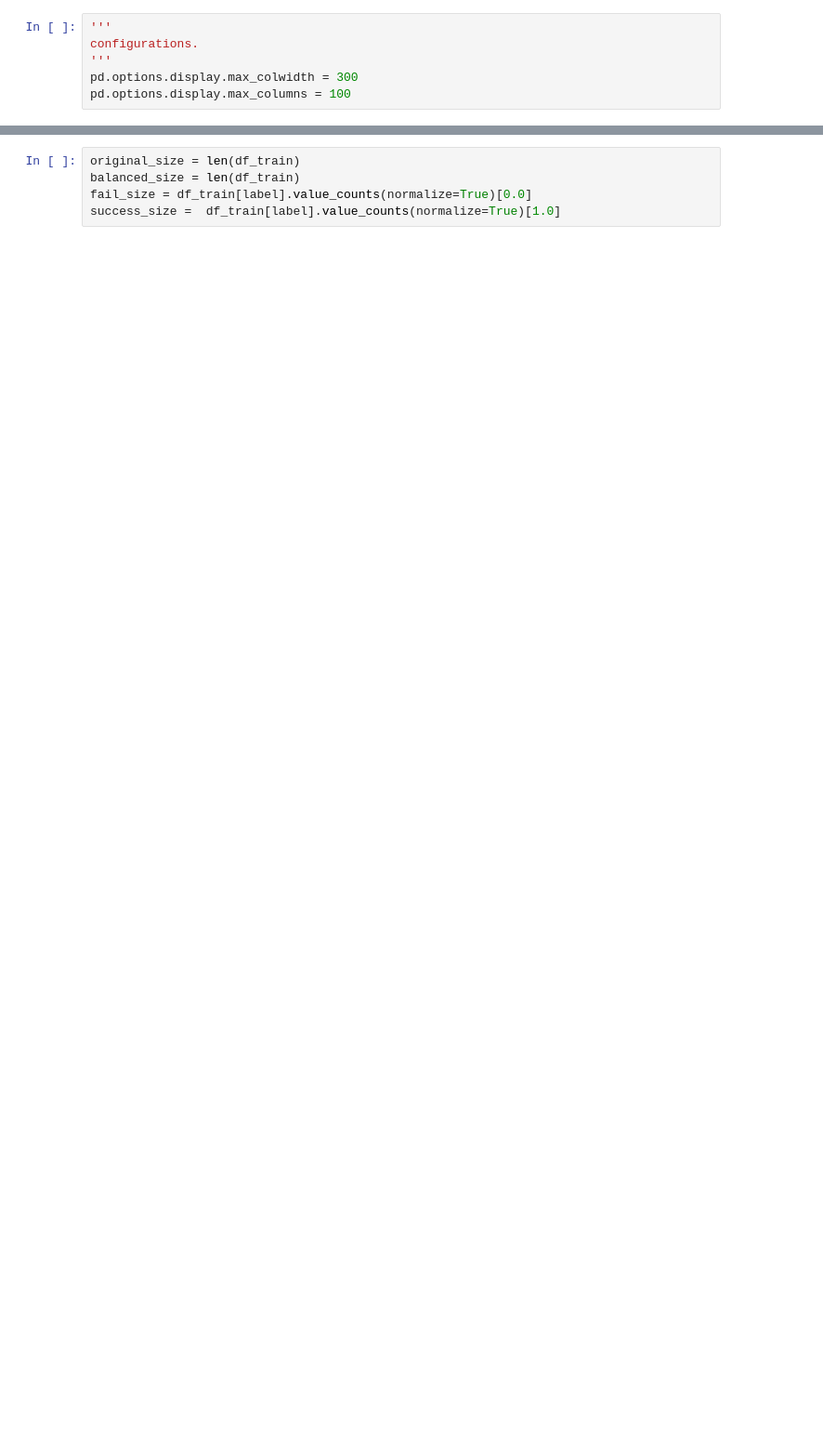
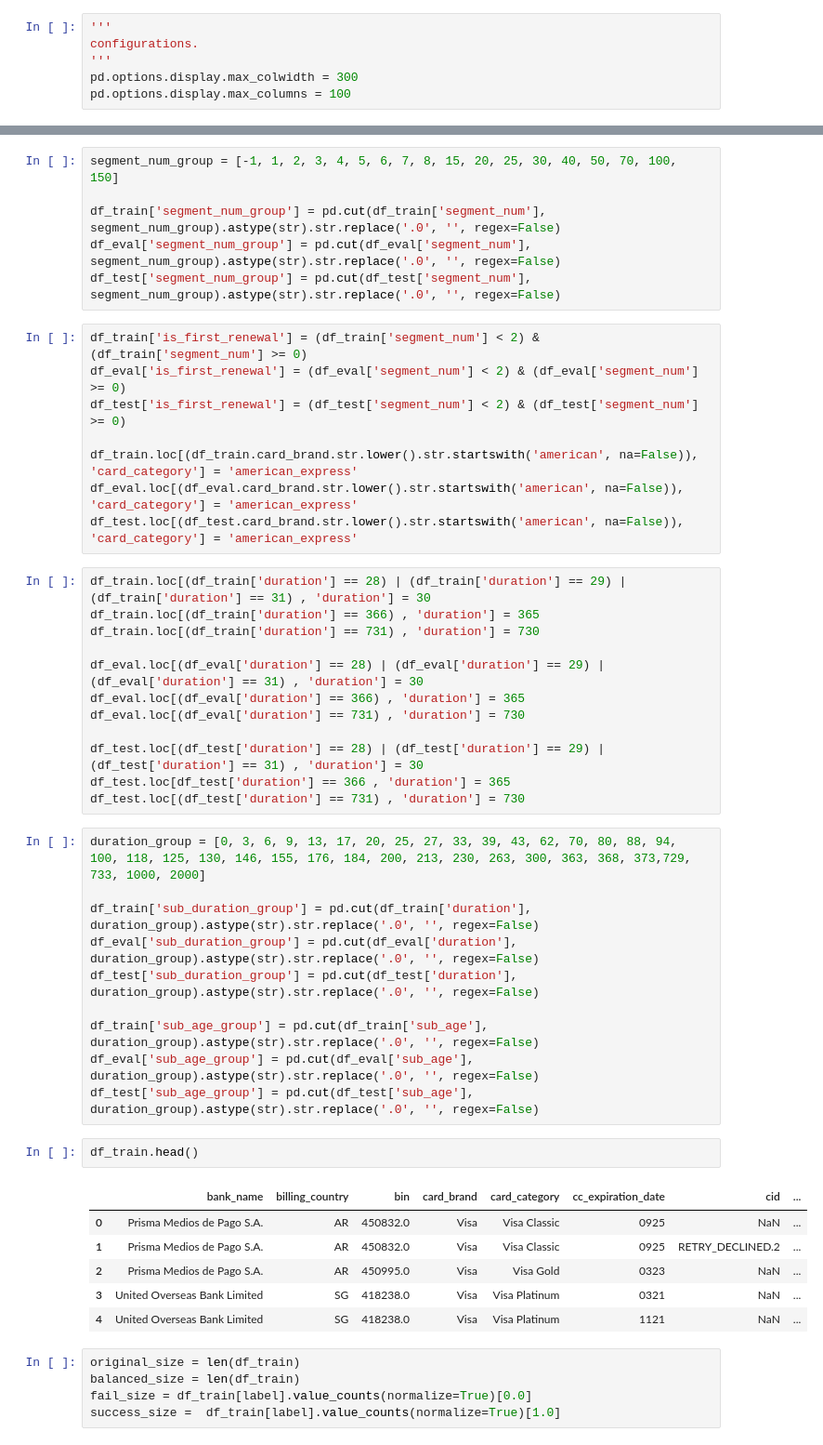
Before and after one commit to songyunlu/ml_training_tool, a Jupyter notebook: tod_training_tool.ipynb, the cells around one changed output, grey strips where cells are left out. Shown at 93% size. Cells and saved outputs as stored; diff of their text form; blank space fills up the shorter version.

```diff
--- a/tod_training_tool.ipynb
+++ b/tod_training_tool.ipynb
@@ -232,3 +581,48 @@ df_test = df_test[~(df_test['cc_expiration_date'] == 'nan')]
+# %%
+segment_num_group = [-1, 1, 2, 3, 4, 5, 6, 7, 8, 15, 20, 25, 30, 40, 50, 70, 100, 150]
+
+df_train['segment_num_group'] = pd.cut(df_train['segment_num'], segment_num_group).astype(str).str.replace('.0', '', regex=False)
+df_eval['segment_num_group'] = pd.cut(df_eval['segment_num'], segment_num_group).astype(str).str.replace('.0', '', regex=False)
+df_test['segment_num_group'] = pd.cut(df_test['segment_num'], segment_num_group).astype(str).str.replace('.0', '', regex=False)
+# %%
+df_train['is_first_renewal'] = (df_train['segment_num'] < 2) & (df_train['segment_num'] >= 0)
+df_eval['is_first_renewal'] = (df_eval['segment_num'] < 2) & (df_eval['segment_num'] >= 0)
+df_test['is_first_renewal'] = (df_test['segment_num'] < 2) & (df_test['segment_num'] >= 0)
+
+df_train.loc[(df_train.card_brand.str.lower().str.startswith('american', na=False)), 'card_category'] = 'american_express'
+df_eval.loc[(df_eval.card_brand.str.lower().str.startswith('american', na=False)), 'card_category'] = 'american_express'
+df_test.loc[(df_test.card_brand.str.lower().str.startswith('american', na=False)), 'card_category'] = 'american_express'
+# %%
+df_train.loc[(df_train['duration'] == 28) | (df_train['duration'] == 29) | (df_train['duration'] == 31) , 'duration'] = 30
+df_train.loc[(df_train['duration'] == 366) , 'duration'] = 365
+df_train.loc[(df_train['duration'] == 731) , 'duration'] = 730
+
+df_eval.loc[(df_eval['duration'] == 28) | (df_eval['duration'] == 29) | (df_eval['duration'] == 31) , 'duration'] = 30
+df_eval.loc[(df_eval['duration'] == 366) , 'duration'] = 365
+df_eval.loc[(df_eval['duration'] == 731) , 'duration'] = 730
+
+df_test.loc[(df_test['duration'] == 28) | (df_test['duration'] == 29) | (df_test['duration'] == 31) , 'duration'] = 30
+df_test.loc[df_test['duration'] == 366 , 'duration'] = 365
+df_test.loc[(df_test['duration'] == 731) , 'duration'] = 730
+# %%
+duration_group = [0, 3, 6, 9, 13, 17, 20, 25, 27, 33, 39, 43, 62, 70, 80, 88, 94, 100, 118, 125, 130, 146, 155, 176, 184, 200, 213, 230, 263, 300, 363, 368, 373,729, 733, 1000, 2000]
+
+df_train['sub_duration_group'] = pd.cut(df_train['duration'], duration_group).astype(str).str.replace('.0', '', regex=False)
+df_eval['sub_duration_group'] = pd.cut(df_eval['duration'], duration_group).astype(str).str.replace('.0', '', regex=False)
+df_test['sub_duration_group'] = pd.cut(df_test['duration'], duration_group).astype(str).str.replace('.0', '', regex=False)
+
+df_train['sub_age_group'] = pd.cut(df_train['sub_age'], duration_group).astype(str).str.replace('.0', '', regex=False)
+df_eval['sub_age_group'] = pd.cut(df_eval['sub_age'], duration_group).astype(str).str.replace('.0', '', regex=False)
+df_test['sub_age_group'] = pd.cut(df_test['sub_age'], duration_group).astype(str).str.replace('.0', '', regex=False)
+# %%
+df_train.head()
+# %% [output]
+|  | bank_name | billing_country | bin | card_brand | card_category | cc_expiration_date | cid | ... |
+| 0 | Prisma Medios de Pago S.A. | AR | 450832.0 | Visa | Visa Classic | 0925 | NaN | ... |
+| 1 | Prisma Medios de Pago S.A. | AR | 450832.0 | Visa | Visa Classic | 0925 | RETRY_DECLINED.2 | ... |
+| 2 | Prisma Medios de Pago S.A. | AR | 450995.0 | Visa | Visa Gold | 0323 | NaN | ... |
+| 3 | United Overseas Bank Limited | SG | 418238.0 | Visa | Visa Platinum | 0321 | NaN | ... |
+| 4 | United Overseas Bank Limited | SG | 418238.0 | Visa | Visa Platinum | 1121 | NaN | ... |
 # %%
 original_size = len(df_train)
 balanced_size = len(df_train)
```
Also changed, not shown: parts of 31 cells of this notebook.
